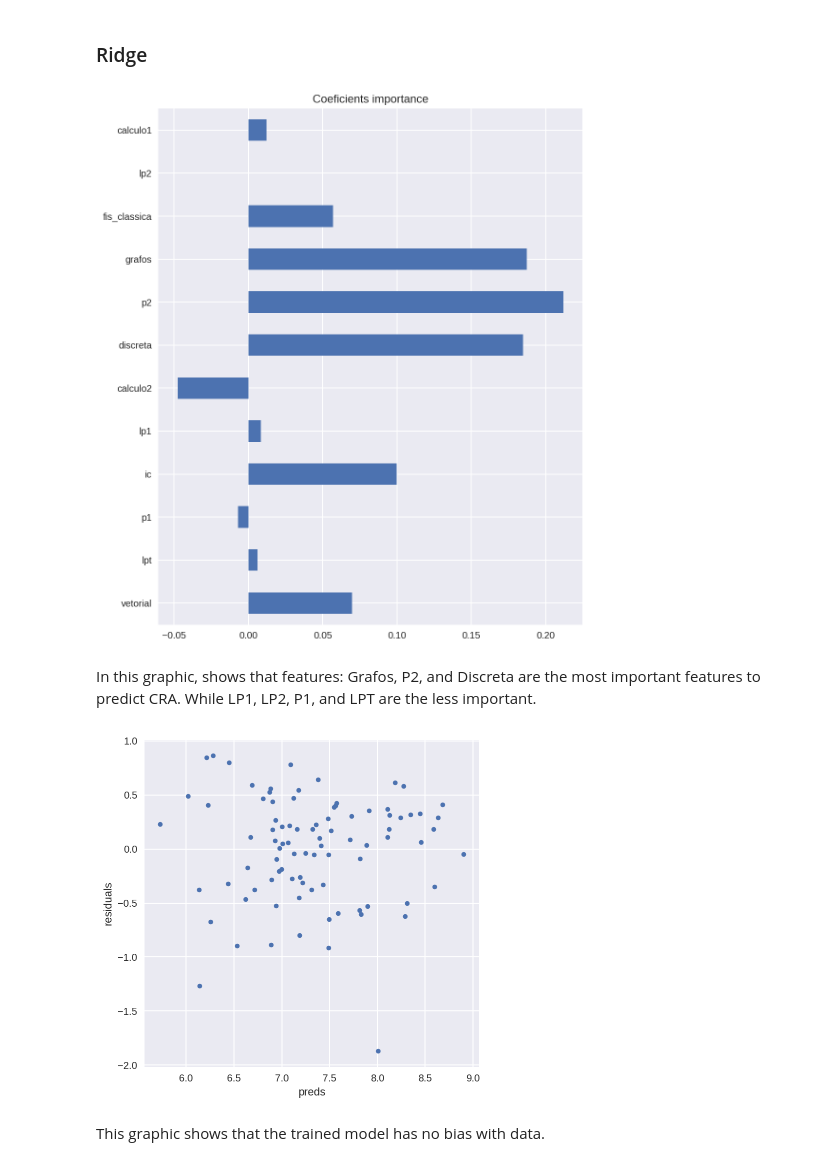
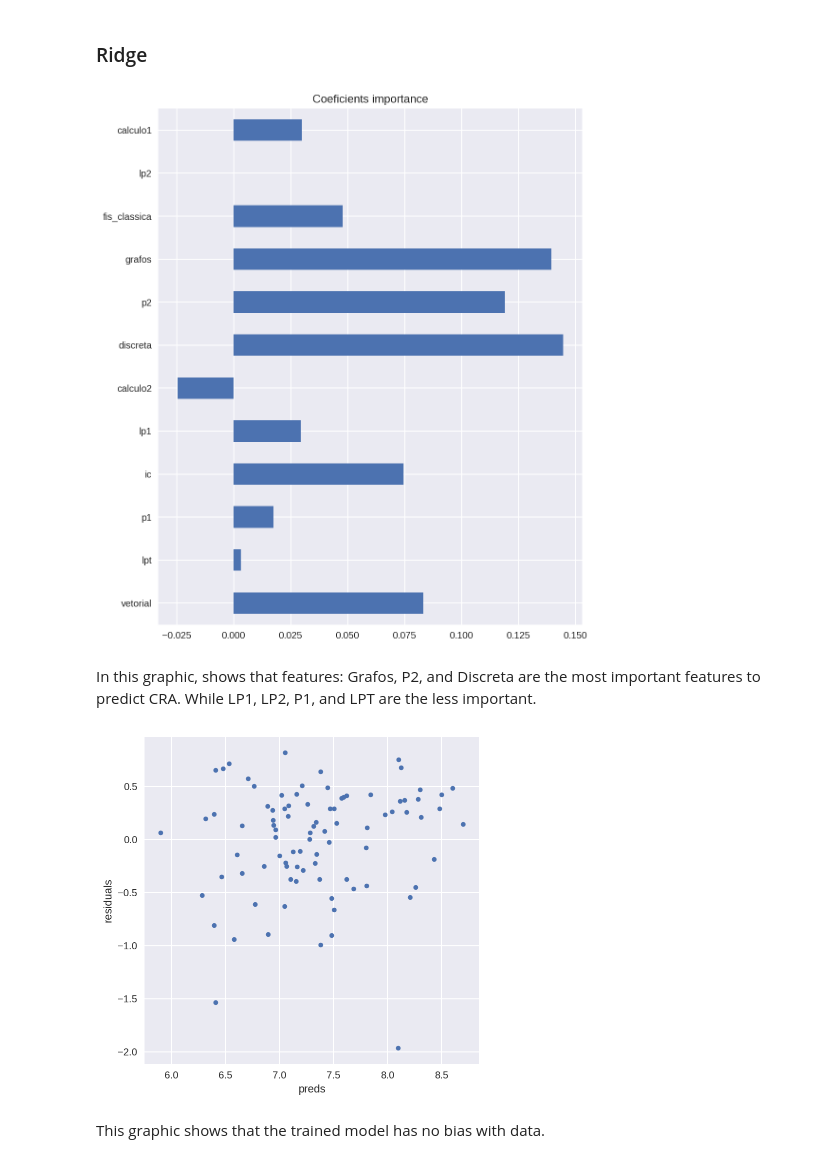
Before and after one commit to italoPontes/Machine-learning, a Jupyter notebook: Tarefas/Predicao-de-CRA-com-Regressao/Task 03.ipynb, the cells around one changed output. Drawn from its saved outputs; the diff is of its cells as text; code cells hidden in the pictures.

```diff
--- a/Tarefas/Predicao-de-CRA-com-Regressao/Task 03.ipynb
+++ b/Tarefas/Predicao-de-CRA-com-Regressao/Task 03.ipynb
@@ -194,7 +194,7 @@ The variation in each cross (until 0.3) indicates that some cross is very differ
 #### Training a model with all data
 # %%
 ols = Ridge(alpha=0.0)
-ridge_adjusted = Ridge(alpha=small_lambda)
+ridge_adjusted = Ridge(alpha=small_lambda_r)
 
 #Training data
 ols.fit(H, y)
@@ -308,13 +308,13 @@ KNeighborsRegressor(algorithm='auto', leaf_size=30, metric='minkowski',
 # %%
 def plot_coeficients(values, names):
     coef = pd.Series(values, index = names)
     matplotlib.rcParams['figure.figsize'] = (8.0, 10.0)
-    coef_r.plot(kind = "barh")
+    coef.plot(kind = "barh")
     plt.title("Coeficients importance")
 
 plot_coeficients(ridge_adjusted.coef_, H.columns)
 # %% [output]
-[figure, old version]
+[figure, new version]
 # %% [markdown]
 In this graphic, shows that features: Grafos, P2, and Discreta are the most important features to predict CRA. While LP1, LP2, P1, and LPT are the less important.
 # %%
@@ -326,7 +326,7 @@ def plot_residual(model, X, y):
 
 plot_residual(ridge_adjusted, H, y)
 # %% [output]
-[figure, old version]
+[figure, new version]
 # %% [markdown]
 This graphic shows that the trained model has no bias with data.
 # %% [markdown]
```
Also changed, not shown: parts of 11 cells of this notebook, 2 other files.
